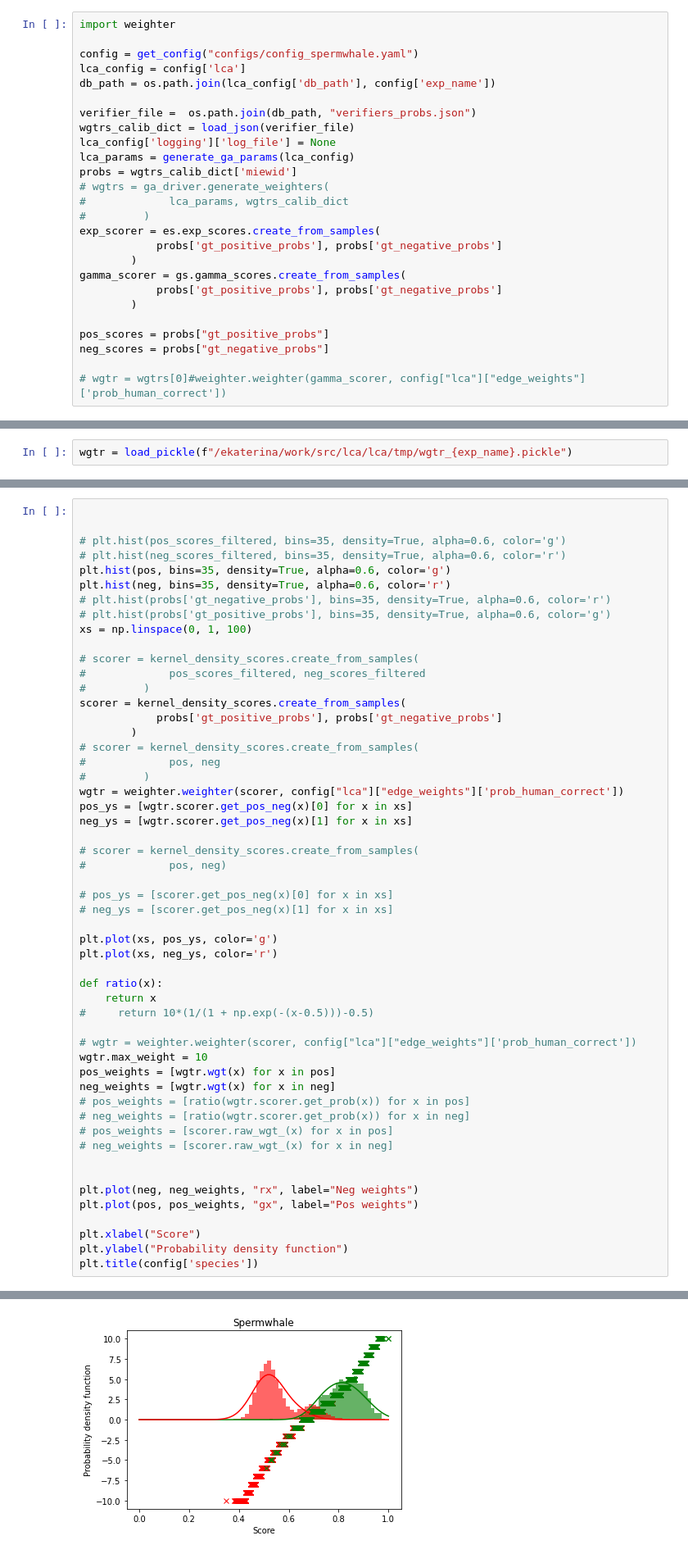
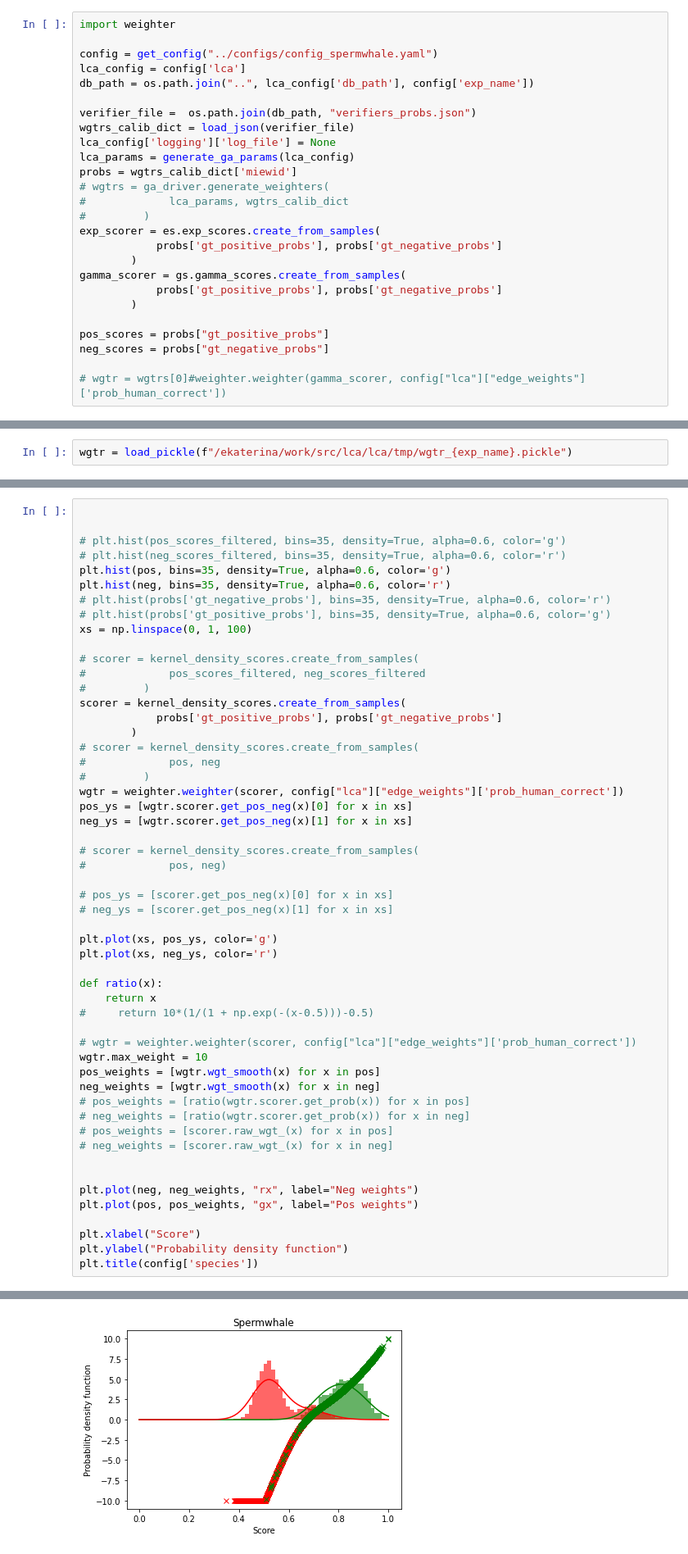
Before and after one commit to WildMeOrg/lca, a Jupyter notebook: lca/notebooks/plot_weight_function.ipynb, the cells around one changed output, grey strips where cells are left out. Shown at 82% size. Drawn from its saved outputs; the diff is of its cells as text.

```diff
--- a/lca/notebooks/plot_weight_function.ipynb
+++ b/lca/notebooks/plot_weight_function.ipynb
@@ -21,9 +25,9 @@ from kernel_density_scores import kernel_density_scores
 # %%
 import weighter
 
-config = get_config("configs/config_spermwhale.yaml")
+config = get_config("../configs/config_spermwhale.yaml")
 lca_config = config['lca']
-db_path = os.path.join(lca_config['db_path'], config['exp_name'])
+db_path = os.path.join("..", lca_config['db_path'], config['exp_name'])
 
 verifier_file =  os.path.join(db_path, "verifiers_probs.json")
 wgtrs_calib_dict = load_json(verifier_file)
@@ -185,33 +185,33 @@ neg_ys = [wgtr.scorer.get_pos_neg(x)[1] for x in xs]
 
 # scorer = kernel_density_scores.create_from_samples(
 #             pos, neg)
 
 # pos_ys = [scorer.get_pos_neg(x)[0] for x in xs]
 # neg_ys = [scorer.get_pos_neg(x)[1] for x in xs]
 
 plt.plot(xs, pos_ys, color='g')
 plt.plot(xs, neg_ys, color='r')
 
 def ratio(x):
     return x
 #     return 10*(1/(1 + np.exp(-(x-0.5)))-0.5)
 
 # wgtr = weighter.weighter(scorer, config["lca"]["edge_weights"]['prob_human_correct'])
 wgtr.max_weight = 10
-pos_weights = [wgtr.wgt(x) for x in pos]
-neg_weights = [wgtr.wgt(x) for x in neg]
+pos_weights = [wgtr.wgt_smooth(x) for x in pos]
+neg_weights = [wgtr.wgt_smooth(x) for x in neg]
 # pos_weights = [ratio(wgtr.scorer.get_prob(x)) for x in pos]
 # neg_weights = [ratio(wgtr.scorer.get_prob(x)) for x in neg]
 # pos_weights = [scorer.raw_wgt_(x) for x in pos]
 # neg_weights = [scorer.raw_wgt_(x) for x in neg]
 
 
 plt.plot(neg, neg_weights, "rx", label="Neg weights")
 plt.plot(pos, pos_weights, "gx", label="Pos weights")
 
 plt.xlabel("Score")
 plt.ylabel("Probability density function")
 plt.title(config['species'])
 # %% [output]
 Text(0.5, 1.0, 'Spermwhale')
-[figure, old version]
+[figure, new version]
```
Also changed, not shown: parts of 12 cells of this notebook, 20 other files.
